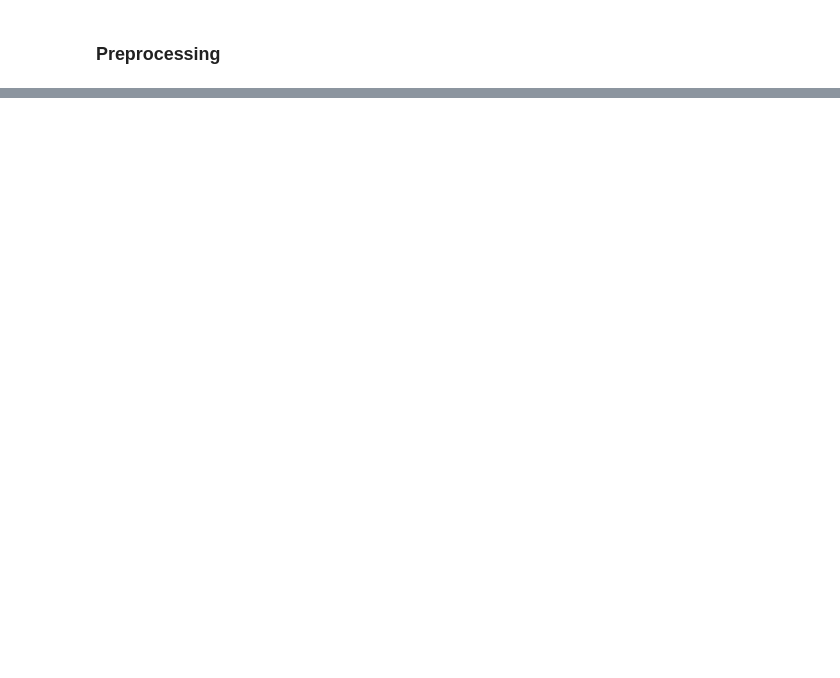
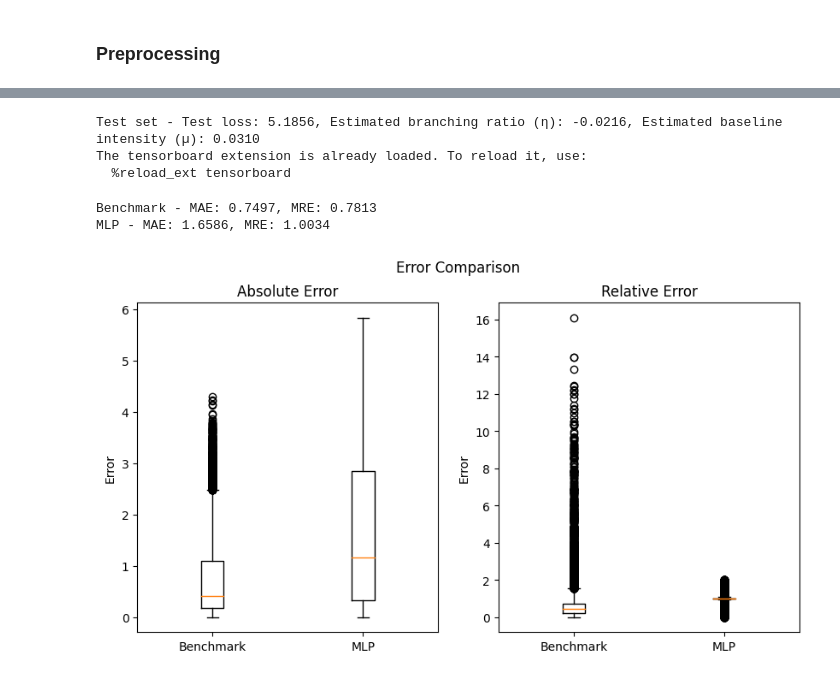
Before and after one commit to Lawisss/DL_HAWKES_PROCESS_ESTIMATION, a Jupyter notebook: src/tutorial.ipynb, the cells around one changed output, grey strips where cells are left out. Drawn from its saved outputs; the diff is of its cells as text; code cells hidden in the pictures; blank space fills up the shorter version.

```diff
--- a/src/tutorial.ipynb
+++ b/src/tutorial.ipynb
@@ -102,0 +78,47 @@ The tensorboard extension is already loaded. To reload it, use:
+# %%
+# Tested model
+
+x = read_parquet("binned_hawkes_simulations_test.parquet")
+y = read_parquet('hawkes_hyperparams_test.parquet')
+
+test_x, test_y, empty_train_x, empty_train_y, empty_val_x, empty_val_y = split_data(x, y.iloc[:, [0, 2]])
+test_dataset, empty_train_dataset, empty_val_dataset = create_datasets(test_x, test_y, empty_train_x, empty_train_y, empty_val_x, empty_val_y)
+test_loader, empty_train_loader, empty_val_loader = create_data_loaders(test_dataset, empty_train_dataset, empty_val_dataset)
+
+test_y_pred, test_loss, test_eta, test_mu = MLPTrainer().test_model(test_loader, test_y)
+%load_ext tensorboard
+# %% [output]
+Test set - Test loss: 5.1856, Estimated branching ratio (η): -0.0216, Estimated baseline intensity (µ): 0.0310
+The tensorboard extension is already loaded. To reload it, use:
+  %reload_ext tensorboard
+# %%
+# Computed absolute/relative error + boxplots
+import matplotlib.pyplot as plt
+benchmark = read_parquet('predictions_benchmark.parquet')
+mlp = read_parquet('predictions_mlp.parquet')
+
+bench_abs_error, bench_relative_error = compute_errors(benchmark[['eta_true', 'mu_true']], benchmark[['eta_pred', 'mu_pred']])
+mlp_abs_error, mlp_relative_error = compute_errors(mlp[['eta_true', 'mu_true']], mlp[['eta_pred', 'mu_pred']], model_name='MLP')
+
+# Créer une figure avec deux sous-graphiques
+fig, (ax1, ax2) = plt.subplots(1, 2, figsize=(10, 5))
+
+# Tracer les boxplots de l'erreur absolue pour chaque modèle
+ax1.boxplot([bench_abs_error.flatten(), mlp_abs_error.flatten()], labels=['Benchmark', 'MLP'])
+ax1.set_title('Absolute Error')
+ax1.set_ylabel('Error')
+
+# Tracer les boxplots de l'erreur relative pour chaque modèle
+ax2.boxplot([bench_relative_error.flatten(), mlp_relative_error.flatten()], labels=['Benchmark', 'MLP'])
+ax2.set_title('Relative Error')
+ax2.set_ylabel('Error')
+
+# Ajouter un titre global à la figure
+fig.suptitle('Error Comparison')
+
+# Afficher la figure
+plt.show()
+# %% [output]
+Benchmark - MAE: 0.7497, MRE: 0.7813
+MLP - MAE: 1.6586, MRE: 1.0034
+[figure, added]
```
Also changed, not shown: parts of 5 cells of this notebook, 7 other files.
